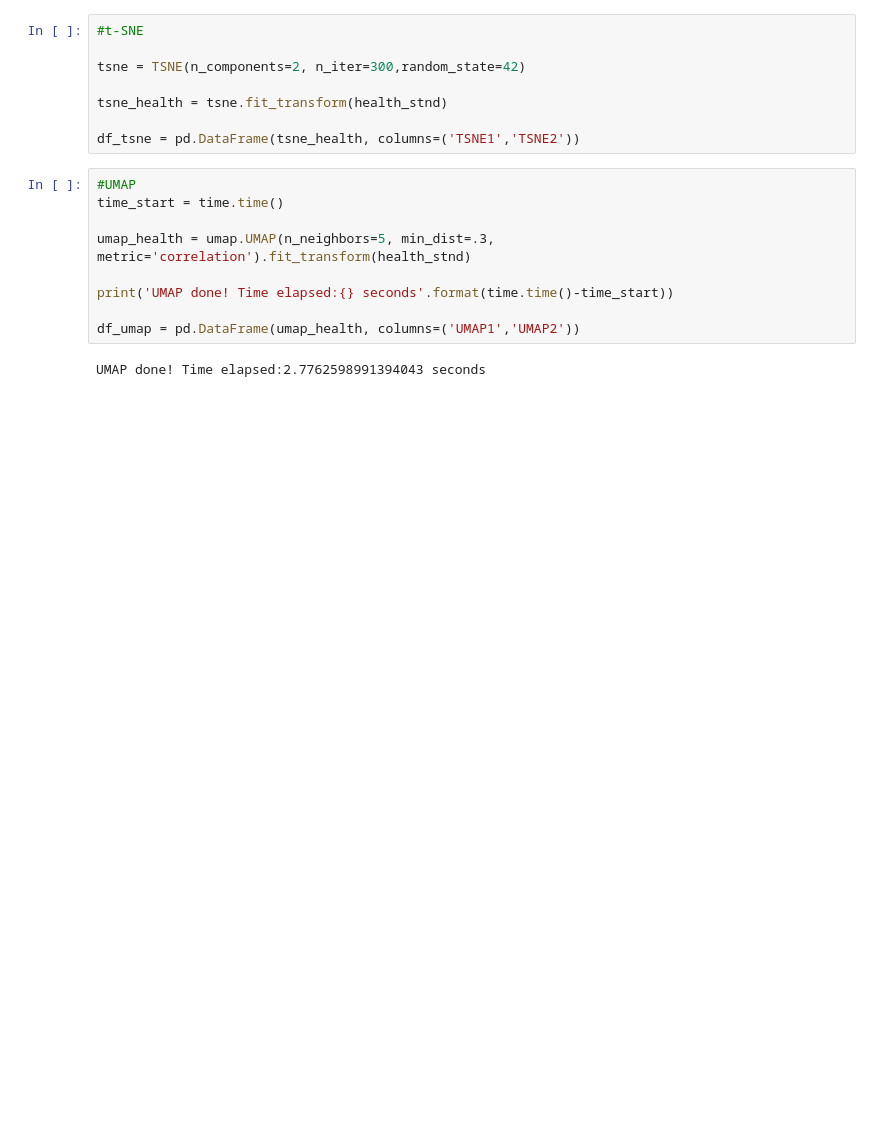
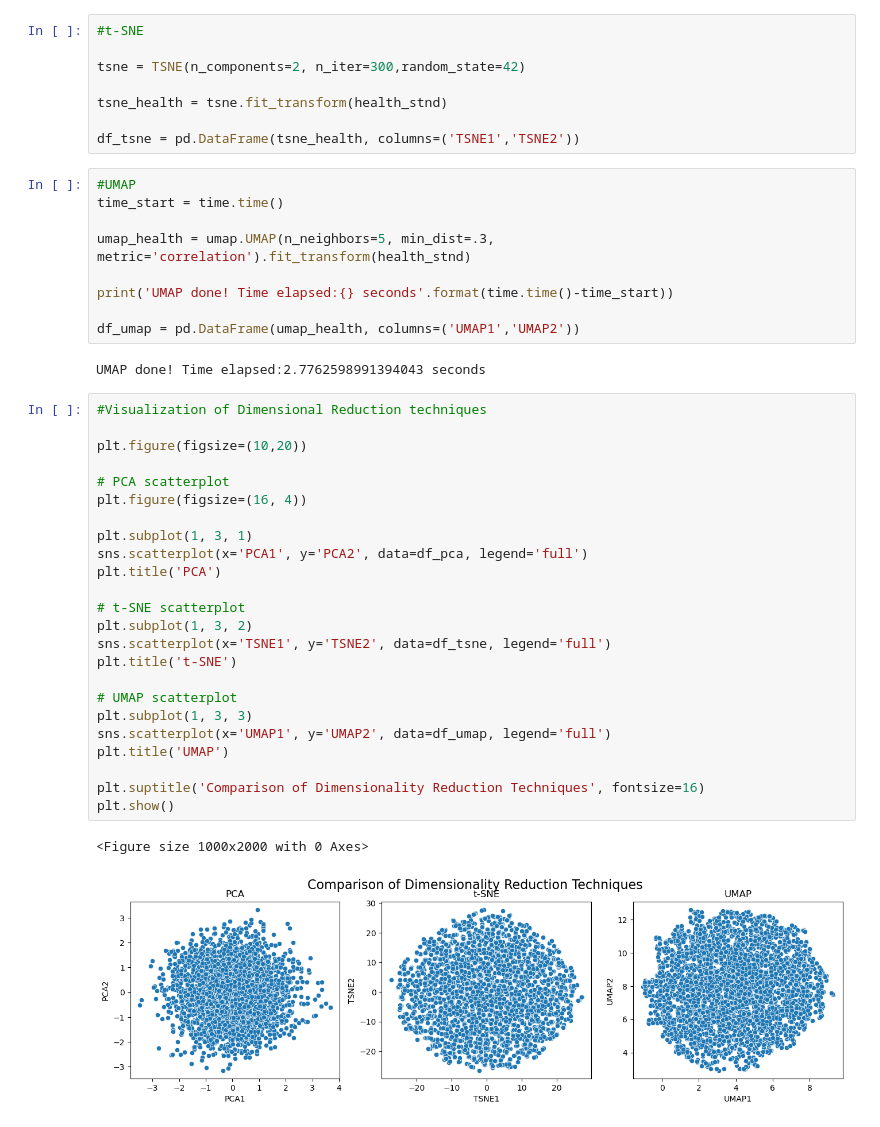
Before and after one commit to trillmonger/datasci_thinkful, a Jupyter notebook: Assesments/Clustering Challenge.ipynb, the cells around one changed output. Drawn from its saved outputs; the diff is of its cells as text; blank space fills up the shorter version.

```diff
--- a/Assesments/Clustering Challenge.ipynb
+++ b/Assesments/Clustering Challenge.ipynb
@@ -91,3 +91,30 @@ print('UMAP done! Time elapsed:{} seconds'.format(time.time()-time_start))
 df_umap = pd.DataFrame(umap_health, columns=('UMAP1','UMAP2'))
 # %% [output]
 UMAP done! Time elapsed:2.7762598991394043 seconds
+# %%
+#Visualization of Dimensional Reduction techniques
+
+plt.figure(figsize=(10,20))
+
+# PCA scatterplot
+plt.figure(figsize=(16, 4))
+
+plt.subplot(1, 3, 1)
+sns.scatterplot(x='PCA1', y='PCA2', data=df_pca, legend='full')
+plt.title('PCA')
+
+# t-SNE scatterplot
+plt.subplot(1, 3, 2)
+sns.scatterplot(x='TSNE1', y='TSNE2', data=df_tsne, legend='full')
+plt.title('t-SNE')
+
+# UMAP scatterplot
+plt.subplot(1, 3, 3)
+sns.scatterplot(x='UMAP1', y='UMAP2', data=df_umap, legend='full')
+plt.title('UMAP')
+
+plt.suptitle('Comparison of Dimensionality Reduction Techniques', fontsize=16)
+plt.show()
+# %% [output]
+<Figure size 1000x2000 with 0 Axes>
+[figure, added]
```
Also changed, not shown: parts of 9 cells of this notebook.
